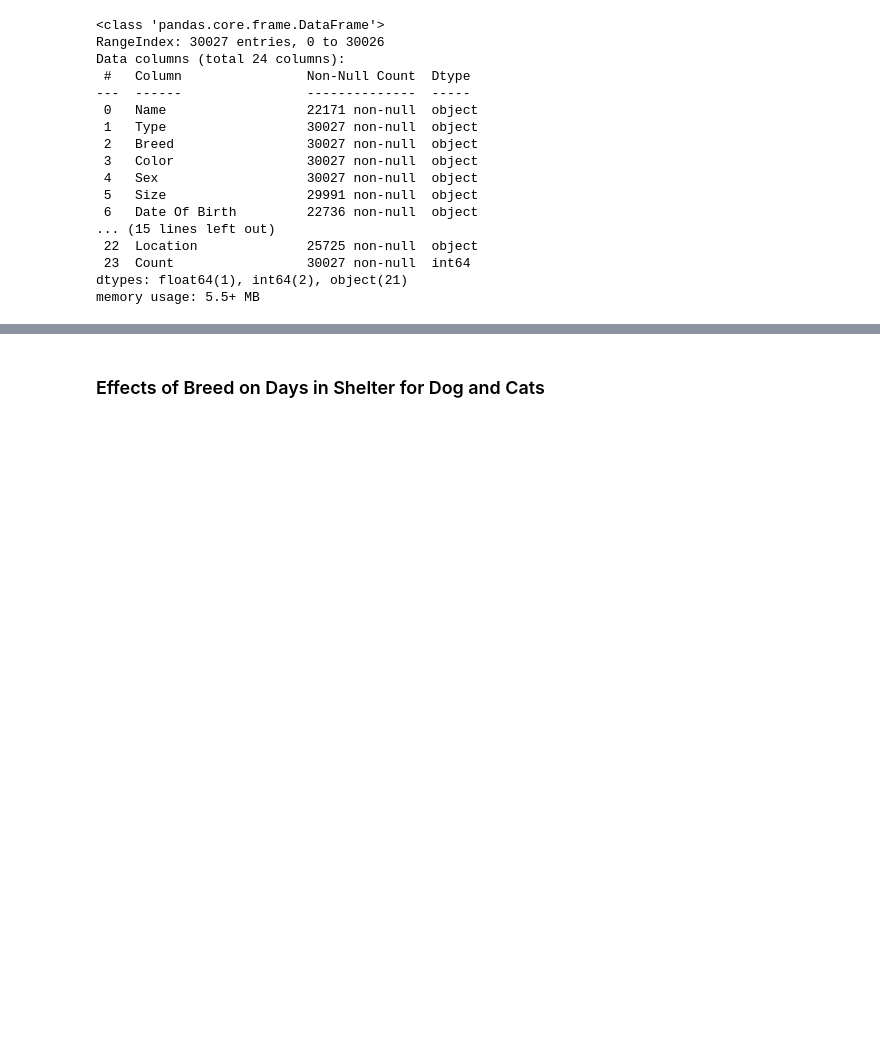
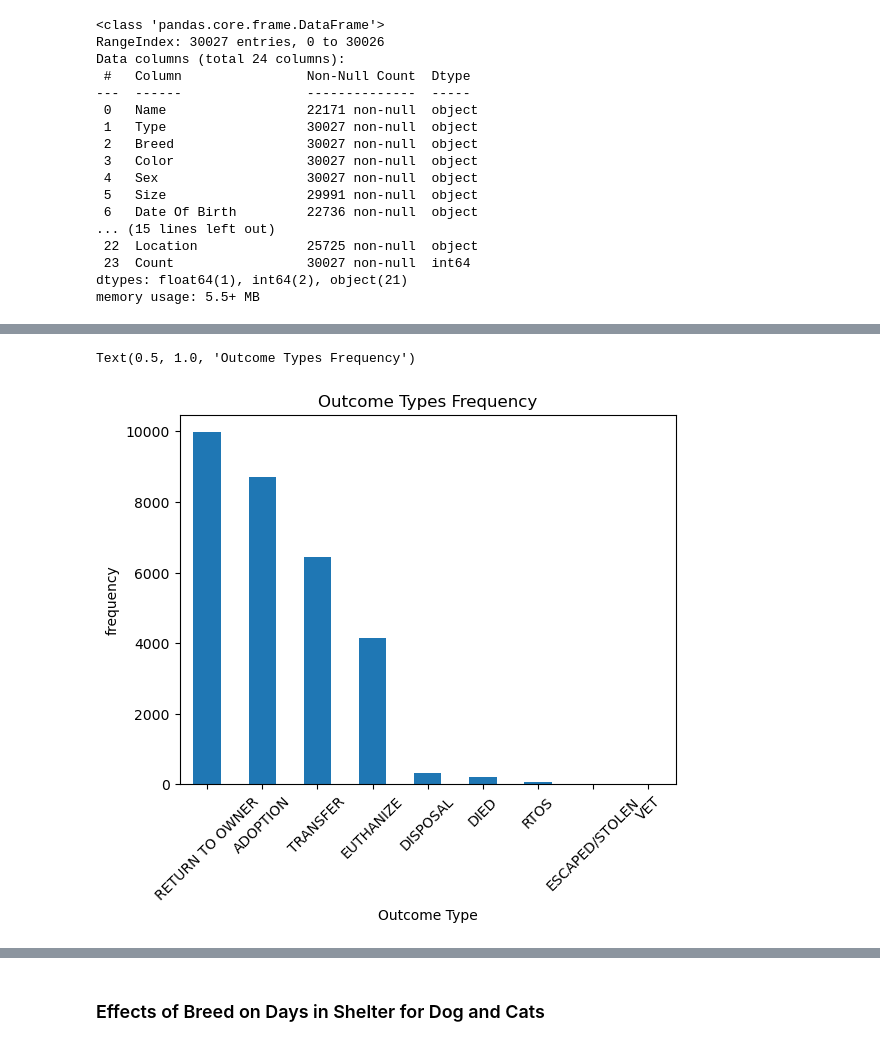
Before and after one commit to dalibug/383_ds_project_1, a Jupyter notebook: sonoma_shelter.ipynb, the cells around one changed output, grey strips where cells are left out. Cells and saved outputs as stored; diff of their text form; code cells hidden in the pictures; blank space fills up the shorter version.

Commit message:
final version, formatting and conclusion + text revisions and additions

```diff
--- a/sonoma_shelter.ipynb
+++ b/sonoma_shelter.ipynb
@@ -61,0 +87,8 @@ Function to clean and normalize breeds
+# %%
+df['Outcome Type'].value_counts().plot(kind='bar')
+plt.xticks(rotation=45)
+plt.ylabel("frequency")
+plt.title('Outcome Types Frequency')
+# %% [output]
+Text(0.5, 1.0, 'Outcome Types Frequency')
+[figure, added]
```
Also changed, not shown: parts of 33 cells of this notebook, 1 other file.
